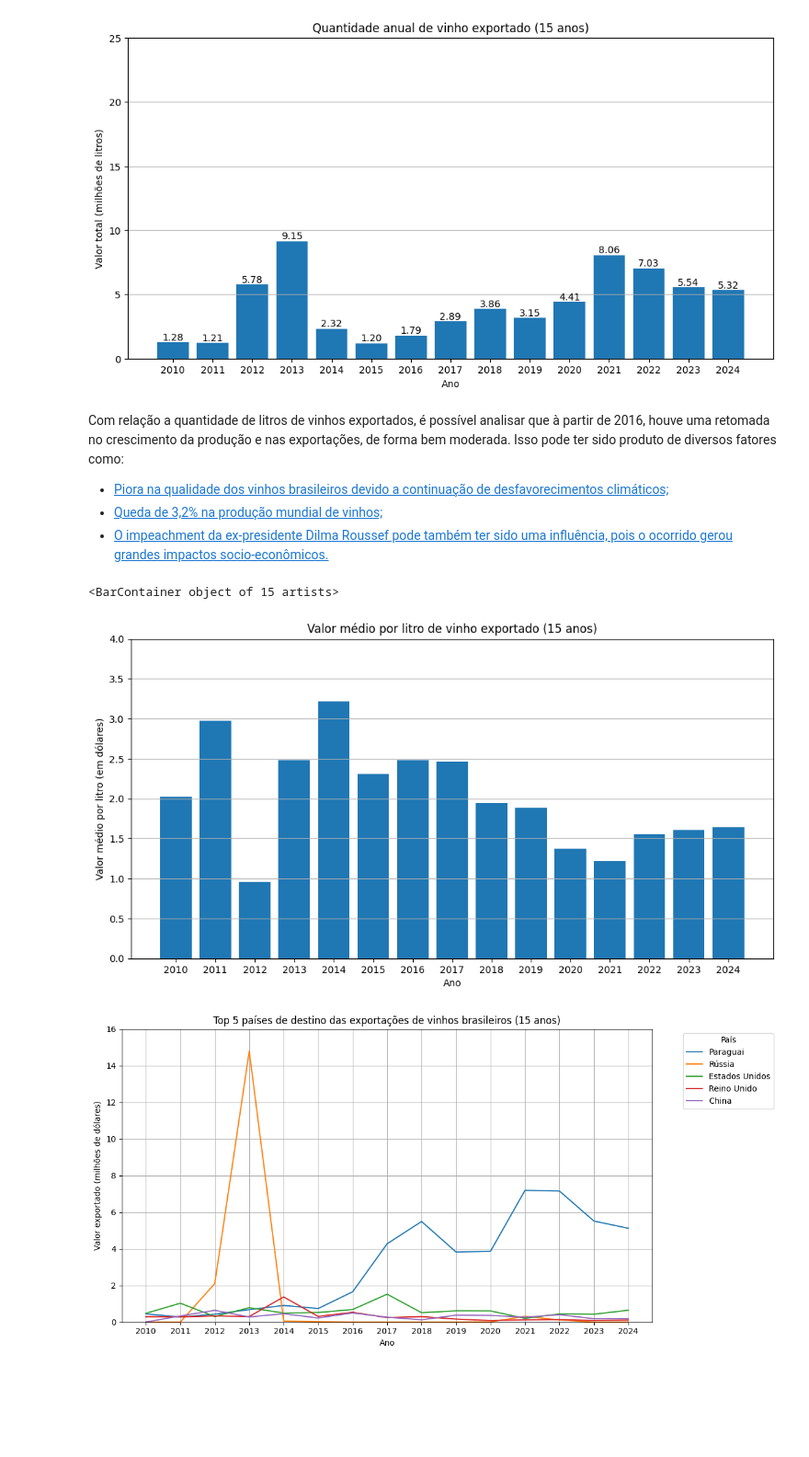
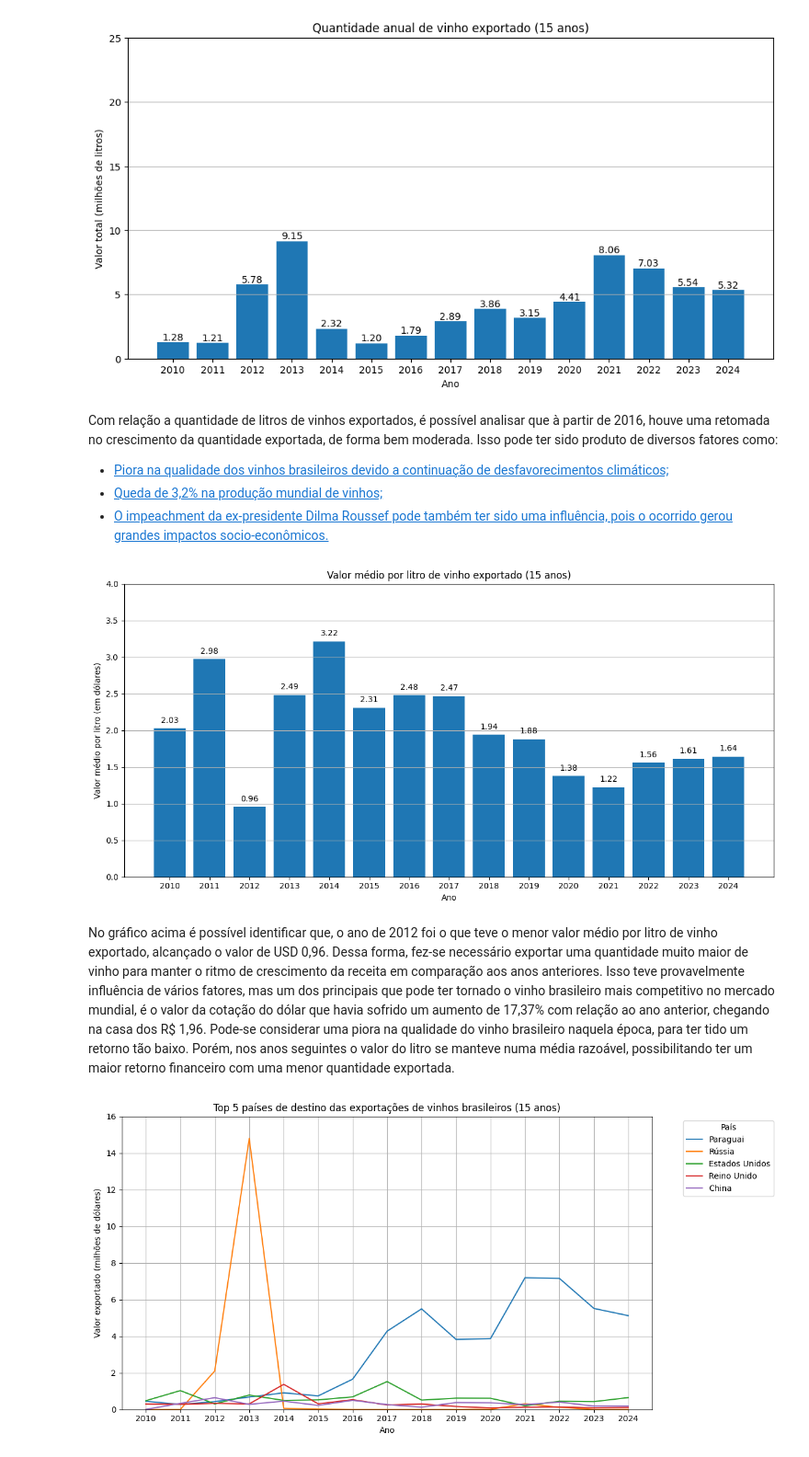
Before and after one commit to fiapostechfase1/tech-challenge, a Jupyter notebook: Tech_Challenge.ipynb, the cells around one changed output. Shown at 92% size. Saved outputs shown, nothing was run; the diff lists cells and outputs as text; code cells hidden in the pictures; blank space fills up the shorter version.

```diff
--- a/Tech_Challenge.ipynb
+++ b/Tech_Challenge.ipynb
@@ -426,7 +316,7 @@ plota_por_ano('Quantidade', 'Valor total (milhões de litros)', 'Quantidade anua
 # %% [output]
 [figure]
 # %% [markdown]
-<p>Com relação a quantidade de litros de vinhos exportados, é possível analisar que à partir de 2016, houve uma retomada no crescimento da produção e nas exportações, de forma bem moderada. Isso pode ter sido produto de diversos fatores como:</p>
+<p>Com relação a quantidade de litros de vinhos exportados, é possível analisar que à partir de 2016, houve uma retomada no crescimento da quantidade exportada, de forma bem moderada. Isso pode ter sido produto de diversos fatores como:</p>
 <ul>
     <li><a href='https://istoedinheiro.com.br/vinhos-brasileiros-da-dificil-safra-de-2016-sao-avaliados-por-especialistas/'>Piora na qualidade dos vinhos brasileiros devido a continuação de desfavorecimentos climáticos;</a></li>
     <li><a href='https://istoedinheiro.com.br/producao-mundial-de-vinho-cai-32-em-2016/'>Queda de 3,2% na produção mundial de vinhos;</a></li>
@@ -435,17 +325,32 @@ plota_por_ano('Quantidade', 'Valor total (milhões de litros)', 'Quantidade anua
 # %%
 # plota a média anual de litros exportados durante 15 anos
 valor_medio_litro = anos_recente.groupby('Ano')['Valor'].sum() / anos_recente.groupby('Ano')['Quantidade'].sum()
-fig, ax = plt.subplots(figsize = (12, 6))
+
+fig, ax = plt.subplots(figsize=(12, 6))
 ax.set_ylim(0, 4)
 ax.set_xticks(valor_medio_litro.index)
-ax.grid(axis = 'y')
+ax.grid(axis='y')
 ax.set_xlabel('Ano')
 ax.set_ylabel('Valor médio por litro (em dólares)')
 ax.set_title('Valor médio por litro de vinho exportado (15 anos)')
-ax.bar(valor_medio_litro.index, valor_medio_litro.values)
+
+bars = ax.bar(valor_medio_litro.index, valor_medio_litro.values)
+
+for bar in bars:
+    height = bar.get_height()
+    ax.text(
+        bar.get_x() + bar.get_width() / 2,
+        height + 0.05,
+        f'{height:.2f}',
+        ha='center', va='bottom'
+    )
+
+plt.tight_layout()
+plt.show()
 # %% [output]
-<BarContainer object of 15 artists>
-[figure, old version]
+[figure, new version]
+# %% [markdown]
+<p>No gráfico acima é possível identificar que, o ano de 2012 foi o que teve o menor valor médio por litro de vinho exportado, alcançado o valor de USD 0,96. Dessa forma, fez-se necessário exportar uma quantidade muito maior de vinho para manter o ritmo de crescimento da receita em comparação aos anos anteriores. Isso teve provavelmente influência de vários fatores, mas um dos principais que pode ter tornado o vinho brasileiro mais competitivo no mercado mundial, é o valor da cotação do dólar que havia sofrido um aumento de 17,37% com relação ao ano anterior, chegando na casa dos R$ 1,96. Pode-se considerar uma piora na qualidade do vinho brasileiro naquela época, para ter tido um retorno tão baixo. Porém, nos anos seguintes o valor do litro se manteve numa média razoável, possibilitando ter um maior retorno financeiro com uma menor quantidade exportada.</p>
 # %%
 # plota o top 5 países destino de exportação durante 15 anos
 top_5_paises = (anos_recente.groupby('País')['Valor'].sum().sort_values(ascending=False).head(5).index)
```
Also changed, not shown: parts of 16 cells of this notebook.
